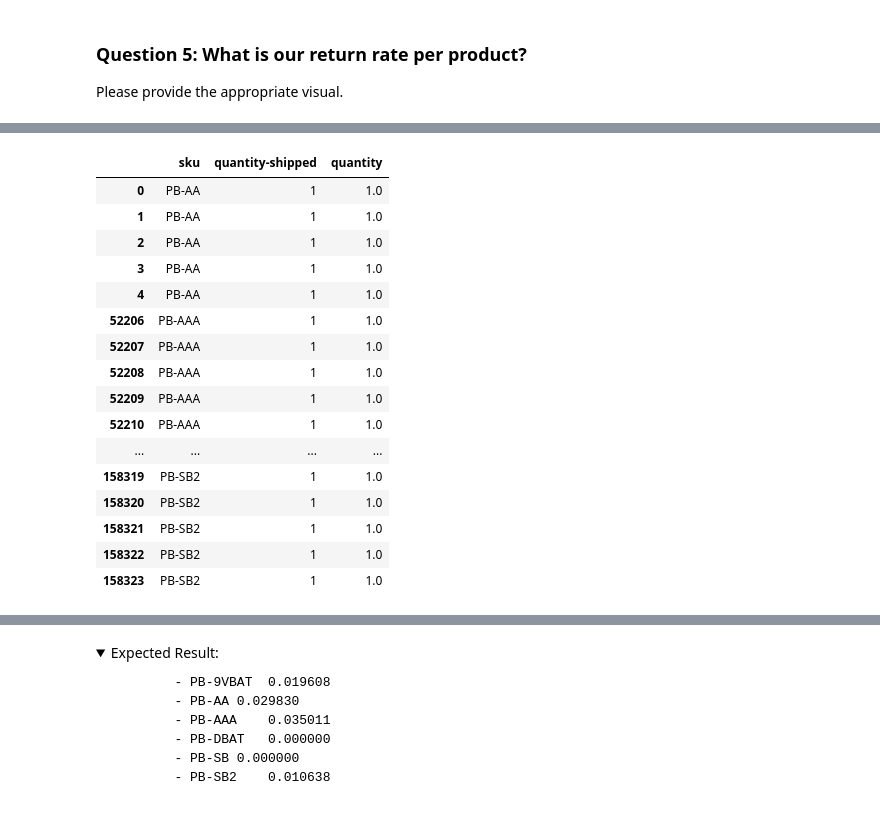
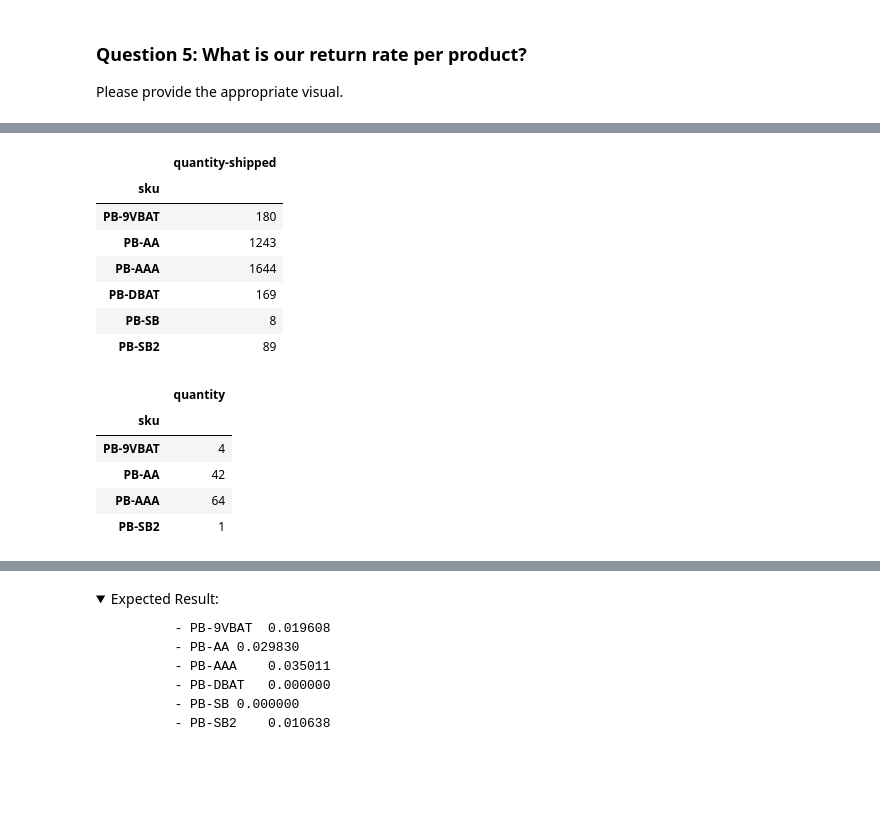
Before and after one commit to puga-42/fba-analysis, a Jupyter notebook: Amazon_Orders_Assignment.ipynb, the cells around one changed output, grey strips where cells are left out. Cells and saved outputs as stored; diff of their text form; code cells hidden in the pictures; folded sections open; blank space fills up the shorter version.

```diff
--- a/Amazon_Orders_Assignment.ipynb
+++ b/Amazon_Orders_Assignment.ipynb
@@ -172,22 +141,22 @@ returns[['sku', 'quantity']].groupby('sku').agg('sum')
-# %%
-#df1.merge(df2, left_on='lkey', right_on='rkey')
-return_rate = orders[['sku', 'quantity-shipped']].merge(returns[['sku', 'quantity']], how='outer')
-return_rate.groupby('sku').head()
-# %% [output]
-|  | sku | quantity-shipped | quantity |
-| 0 | PB-AA | 1 | 1.0 |
-| 1 | PB-AA | 1 | 1.0 |
-| 2 | PB-AA | 1 | 1.0 |
-| 3 | PB-AA | 1 | 1.0 |
-| 4 | PB-AA | 1 | 1.0 |
-| 52206 | PB-AAA | 1 | 1.0 |
-| 52207 | PB-AAA | 1 | 1.0 |
-| 52208 | PB-AAA | 1 | 1.0 |
-| 52209 | PB-AAA | 1 | 1.0 |
-| 52210 | PB-AAA | 1 | 1.0 |
-| ... | ... | ... | ... |
-| 158319 | PB-SB2 | 1 | 1.0 |
-| 158320 | PB-SB2 | 1 | 1.0 |
-| 158321 | PB-SB2 | 1 | 1.0 |
-| 158322 | PB-SB2 | 1 | 1.0 |
-| 158323 | PB-SB2 | 1 | 1.0 |
+# %%
+shipped = orders[['sku', 'quantity-shipped']].groupby('sku').agg('count')
+returned = returns[['sku', 'quantity']].groupby('sku').agg('count')
+shipped
+# %% [output]
+|  | quantity-shipped |
+| sku |  |
+| PB-9VBAT | 180 |
+| PB-AA | 1243 |
+| PB-AAA | 1644 |
+| PB-DBAT | 169 |
+| PB-SB | 8 |
+| PB-SB2 | 89 |
+# %%
+returned
+# %% [output]
+|  | quantity |
+| sku |  |
+| PB-9VBAT | 4 |
+| PB-AA | 42 |
+| PB-AAA | 64 |
+| PB-SB2 | 1 |
```
Also changed, not shown: parts of 14 cells of this notebook.
